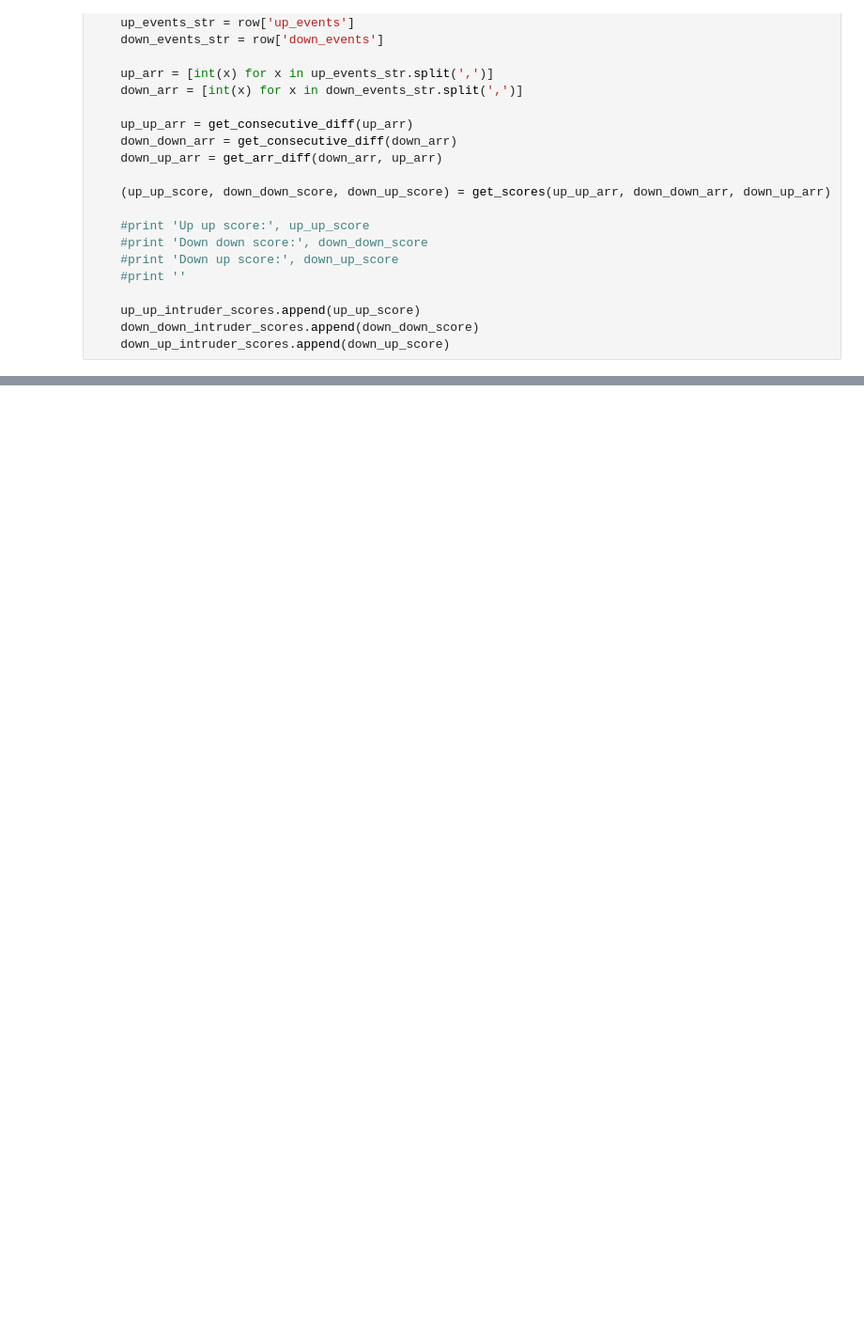
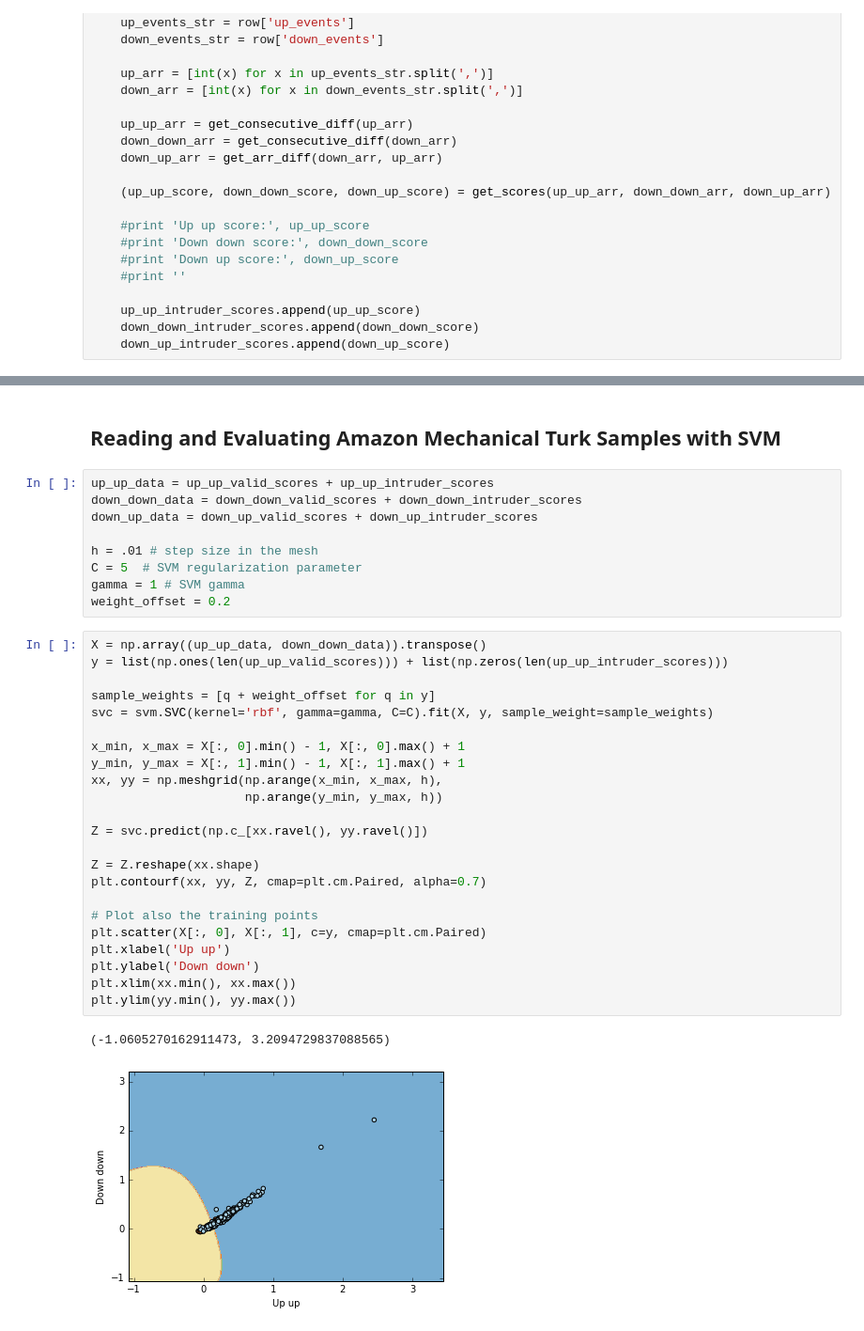
Before and after one commit to devasia1000/static_auth, a Jupyter notebook: static_auth_analysis.ipynb, the cells around one changed output, grey strips where cells are left out. Shown at 94% size. Drawn from its saved outputs; the diff is of its cells as text; blank space fills up the shorter version.

```diff
--- a/static_auth_analysis.ipynb
+++ b/static_auth_analysis.ipynb
@@ -368,0 +393,37 @@ plt.show()
+# %% [markdown]
+## Reading and Evaluating Amazon Mechanical Turk Samples with SVM
+# %%
+up_up_data = up_up_valid_scores + up_up_intruder_scores
+down_down_data = down_down_valid_scores + down_down_intruder_scores
+down_up_data = down_up_valid_scores + down_up_intruder_scores
+
+h = .01 # step size in the mesh
+C = 5  # SVM regularization parameter
+gamma = 1 # SVM gamma
+weight_offset = 0.2
+# %%
+X = np.array((up_up_data, down_down_data)).transpose()
+y = list(np.ones(len(up_up_valid_scores))) + list(np.zeros(len(up_up_intruder_scores)))
+
+sample_weights = [q + weight_offset for q in y]
+svc = svm.SVC(kernel='rbf', gamma=gamma, C=C).fit(X, y, sample_weight=sample_weights)
+
+x_min, x_max = X[:, 0].min() - 1, X[:, 0].max() + 1
+y_min, y_max = X[:, 1].min() - 1, X[:, 1].max() + 1
+xx, yy = np.meshgrid(np.arange(x_min, x_max, h),
+                     np.arange(y_min, y_max, h))
+
+Z = svc.predict(np.c_[xx.ravel(), yy.ravel()])
+
+Z = Z.reshape(xx.shape)
+plt.contourf(xx, yy, Z, cmap=plt.cm.Paired, alpha=0.7)
+
+# Plot also the training points
+plt.scatter(X[:, 0], X[:, 1], c=y, cmap=plt.cm.Paired)
+plt.xlabel('Up up')
+plt.ylabel('Down down')
+plt.xlim(xx.min(), xx.max())
+plt.ylim(yy.min(), yy.max())
+# %% [output]
+(-1.0605270162911473, 3.2094729837088565)
+[figure, added]
```
Also changed, not shown: parts of 9 cells of this notebook.
